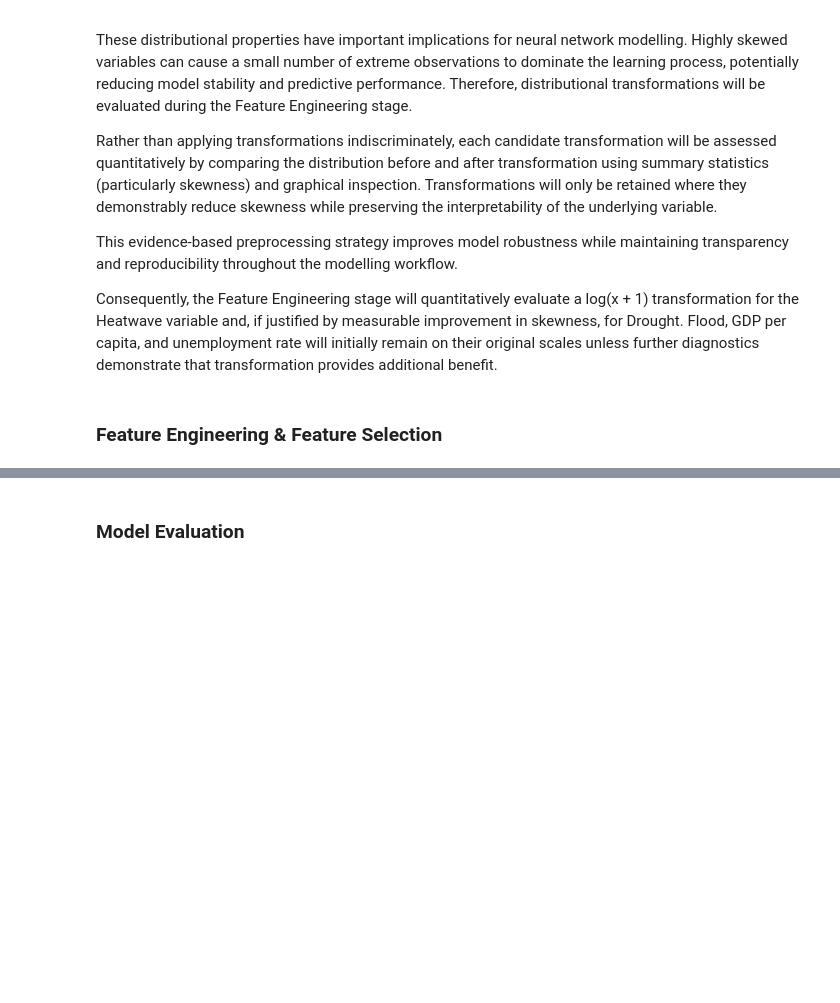
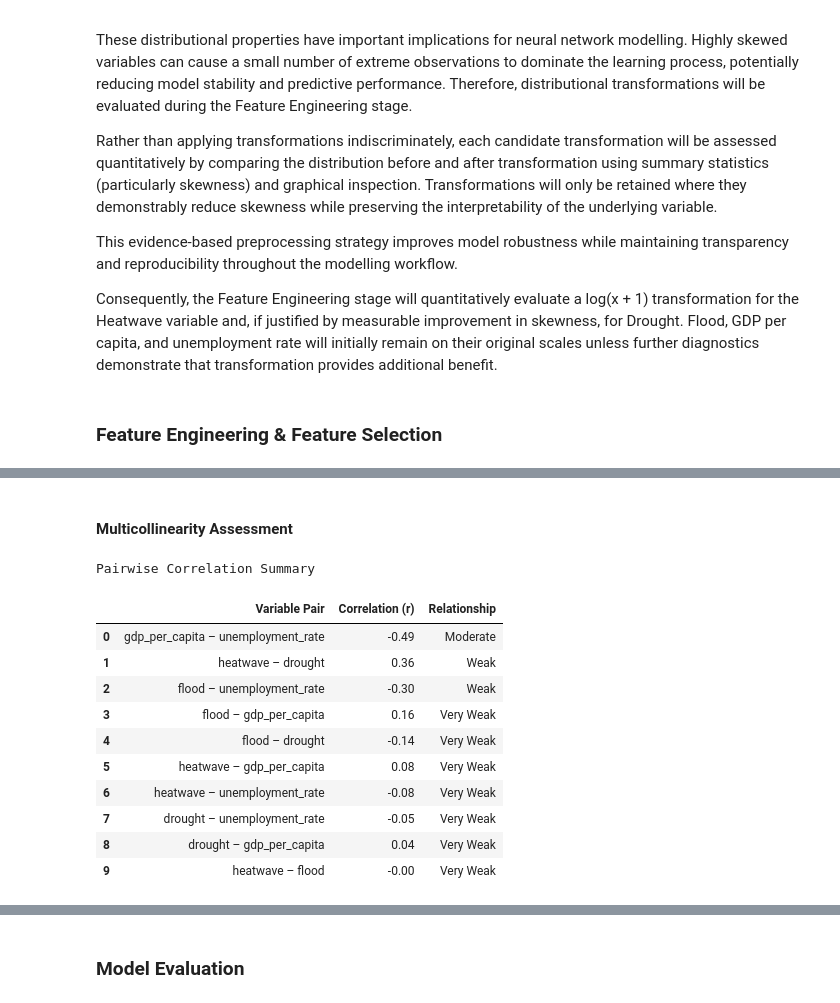
Before and after one commit to purityrima/climate-esg-risk-intelligence-germany, a Jupyter notebook: notebooks/09_feature_engineering_and_ffnn_model.ipynb, the cells around one changed output, grey strips where cells are left out. Cells and saved outputs as stored; diff of their text form; code cells hidden in the pictures; blank space fills up the shorter version.

```diff
--- a/notebooks/09_feature_engineering_and_ffnn_model.ipynb
+++ b/notebooks/09_feature_engineering_and_ffnn_model.ipynb
@@ -903,0 +1044,59 @@ Consequently, the Feature Engineering stage will quantitatively evaluate a log(x
+# %% [markdown]
+#### Multicollinearity Assessment
+# %%
+# =============================================================================
+# Pairwise Correlation Assessment
+# =============================================================================
+
+corr = master289[predictor_cols].corr()
+
+summary = []
+
+for var1, var2 in combinations(corr.columns, 2):
+
+    r = corr.loc[var1, var2]
+
+    abs_r = abs(r)
+
+    if abs_r < 0.20:
+        interpretation = "Very Weak"
+    elif abs_r < 0.40:
+        interpretation = "Weak"
+    elif abs_r < 0.60:
+        interpretation = "Moderate"
+    elif abs_r < 0.80:
+        interpretation = "Strong"
+    else:
+        interpretation = "Very Strong"
+
+    summary.append({
+        "Variable Pair": f"{var1} – {var2}",
+        "Correlation (r)": round(r, 2),
+        "Relationship": interpretation
+    })
+
+corr_summary = (
+    pd.DataFrame(summary)
+      .sort_values(
+          by="Correlation (r)",
+          key=lambda x: x.abs(),
+          ascending=False
+      )
+      .reset_index(drop=True)
+)
+
+print("Pairwise Correlation Summary")
+display(corr_summary)
+# %% [output]
+Pairwise Correlation Summary
+|  | Variable Pair | Correlation (r) | Relationship |
+| 0 | gdp_per_capita – unemployment_rate | -0.49 | Moderate |
+| 1 | heatwave – drought | 0.36 | Weak |
+| 2 | flood – unemployment_rate | -0.30 | Weak |
+| 3 | flood – gdp_per_capita | 0.16 | Very Weak |
+| 4 | flood – drought | -0.14 | Very Weak |
+| 5 | heatwave – gdp_per_capita | 0.08 | Very Weak |
+| 6 | heatwave – unemployment_rate | -0.08 | Very Weak |
+| 7 | drought – unemployment_rate | -0.05 | Very Weak |
+| 8 | drought – gdp_per_capita | 0.04 | Very Weak |
+| 9 | heatwave – flood | -0.00 | Very Weak |
```
Also changed, not shown: parts of 34 cells of this notebook, 7 other files.
